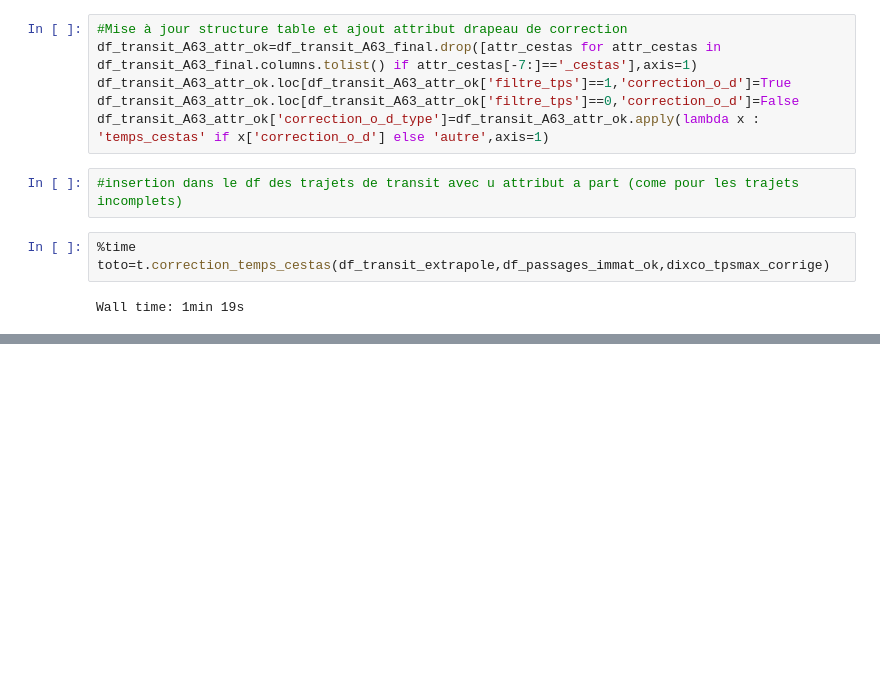
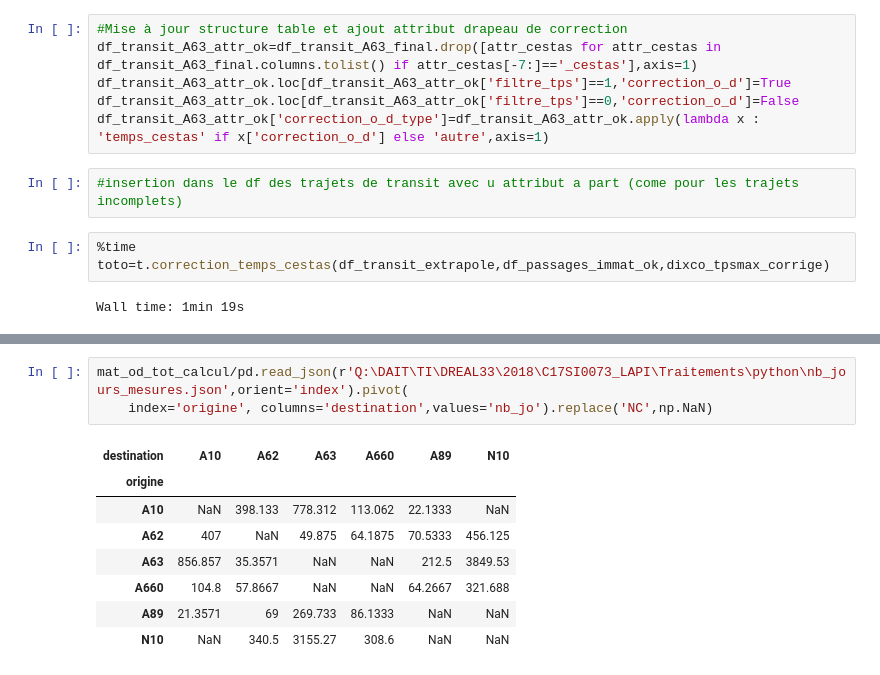
Before and after one commit to nantodevison/lapi, a Jupyter notebook: Carto_Lapi/Analyse/Donnees_postraitees.ipynb, the cells around one changed output, grey strips where cells are left out. Drawn from its saved outputs; the diff is of its cells as text; blank space fills up the shorter version.

```diff
--- a/Carto_Lapi/Analyse/Donnees_postraitees.ipynb
+++ b/Carto_Lapi/Analyse/Donnees_postraitees.ipynb
@@ -844,0 +801,12 @@ dico_passag_avantcorr['passag_avantcorr0'].head(5)
+# %%
+mat_od_tot_calcul/pd.read_json(r'Q:\DAIT\TI\DREAL33\2018\C17SI0073_LAPI\Traitements\python\nb_jours_mesures.json',orient='index').pivot(
+    index='origine', columns='destination',values='nb_jo').replace('NC',np.NaN)
+# %% [output]
+| destination | A10 | A62 | A63 | A660 | A89 | N10 |
+| origine |  |  |  |  |  |  |
+| A10 | NaN | 398.133 | 778.312 | 113.062 | 22.1333 | NaN |
+| A62 | 407 | NaN | 49.875 | 64.1875 | 70.5333 | 456.125 |
+| A63 | 856.857 | 35.3571 | NaN | NaN | 212.5 | 3849.53 |
+| A660 | 104.8 | 57.8667 | NaN | NaN | 64.2667 | 321.688 |
+| A89 | 21.3571 | 69 | 269.733 | 86.1333 | NaN | NaN |
+| N10 | NaN | 340.5 | 3155.27 | 308.6 | NaN | NaN |
```
Also changed, not shown: parts of 9 cells of this notebook, 1 other file.
